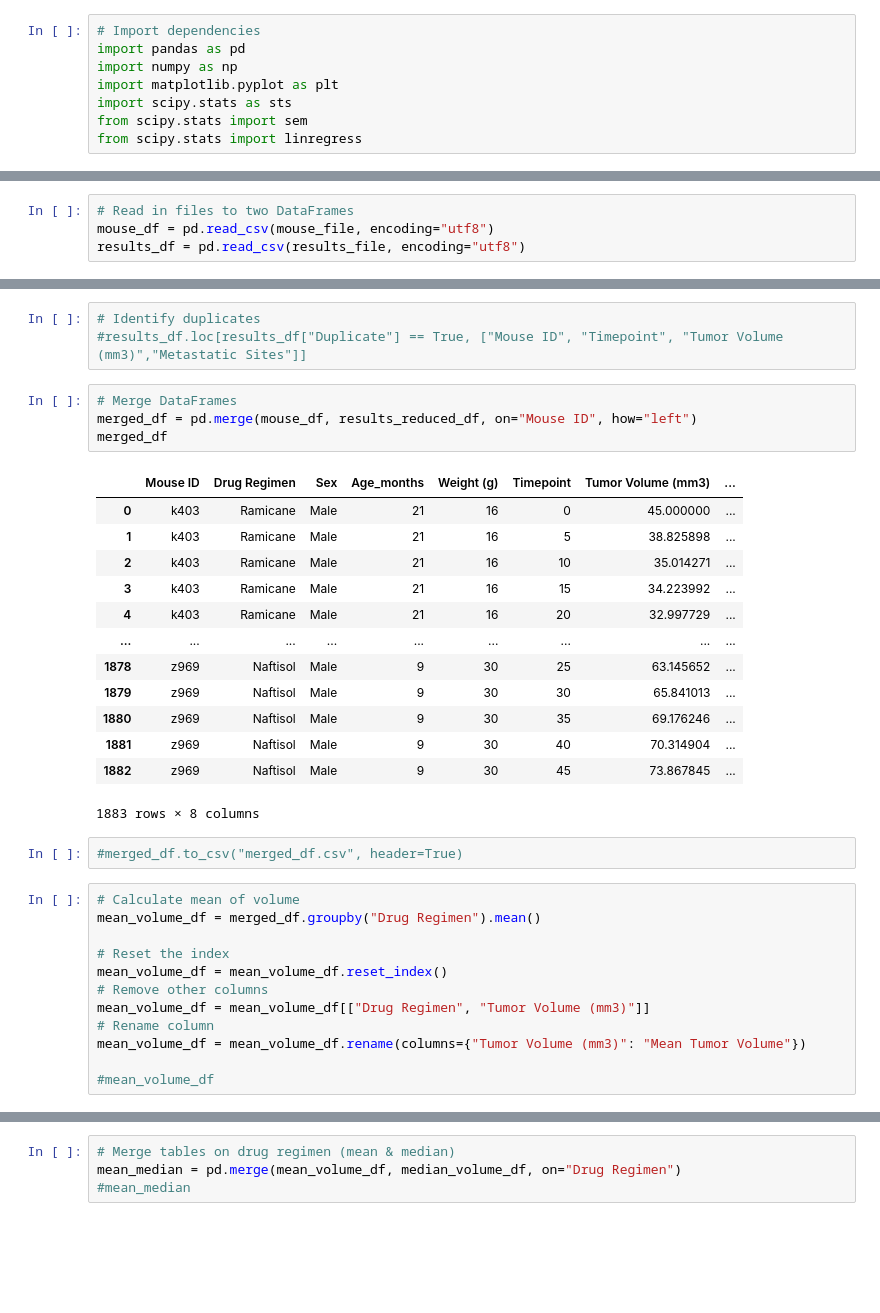
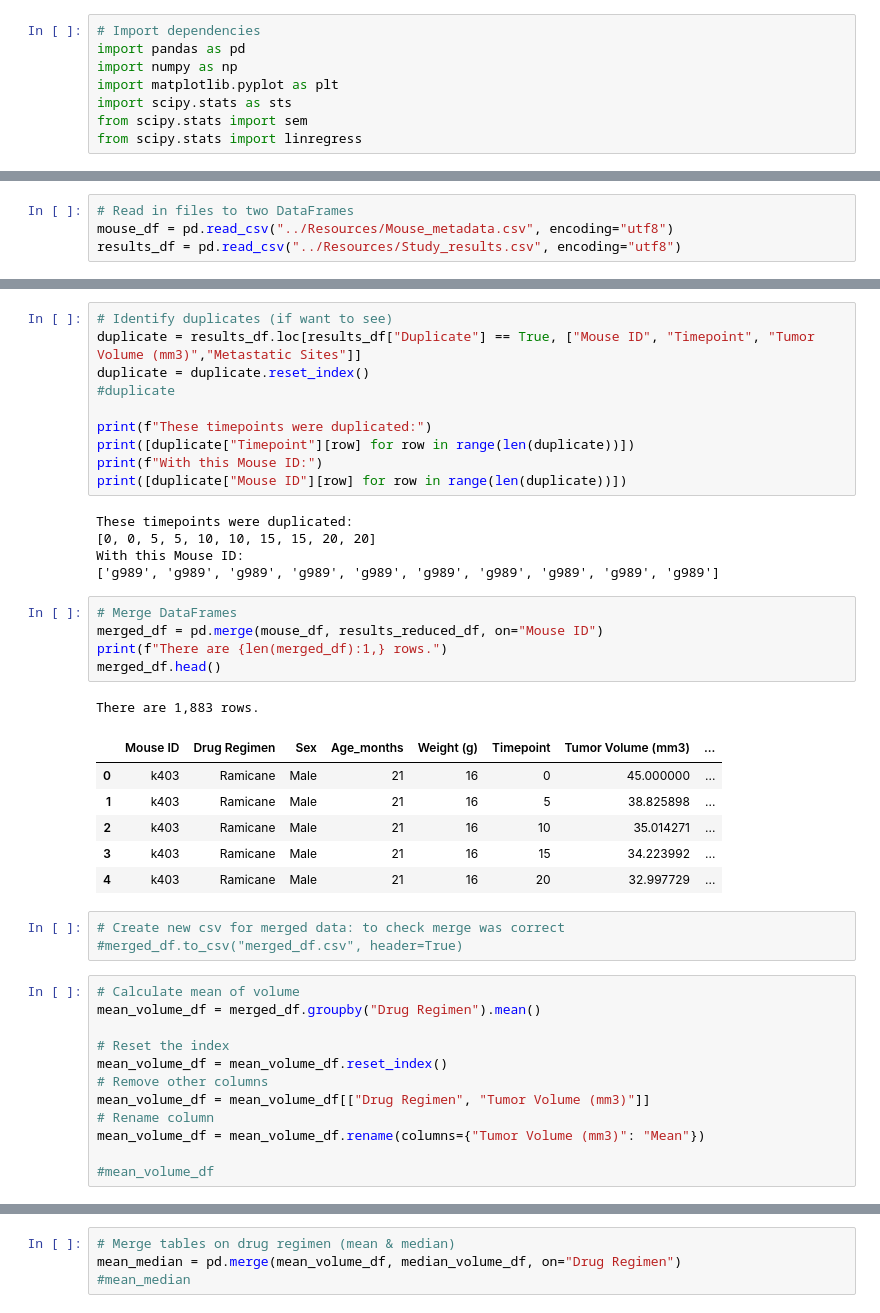
Before and after one commit to juliabrunett/matplotlib-challenge, a Jupyter notebook: Pymaceuticals/pymaceuticals.ipynb, the cells around one changed output, grey strips where cells are left out. Drawn from its saved outputs; the diff is of its cells as text; blank space fills up the shorter version.

```diff
--- a/Pymaceuticals/pymaceuticals.ipynb
+++ b/Pymaceuticals/pymaceuticals.ipynb
@@ -17,5 +15,5 @@ results_file = "../Resources/Study_results.csv"
 # %%
 # Read in files to two DataFrames
-mouse_df = pd.read_csv(mouse_file, encoding="utf8")
-results_df = pd.read_csv(results_file, encoding="utf8")
+mouse_df = pd.read_csv("../Resources/Mouse_metadata.csv", encoding="utf8")
+results_df = pd.read_csv("../Resources/Study_results.csv", encoding="utf8")
 # %%
@@ -75,25 +56,33 @@ results_reduced_df
 # %%
-# Identify duplicates
-#results_df.loc[results_df["Duplicate"] == True, ["Mouse ID", "Timepoint", "Tumor Volume (mm3)","Metastatic Sites"]]
+# Identify duplicates (if want to see)
+duplicate = results_df.loc[results_df["Duplicate"] == True, ["Mouse ID", "Timepoint", "Tumor Volume (mm3)","Metastatic Sites"]]
+duplicate = duplicate.reset_index()
+#duplicate
+
+print(f"These timepoints were duplicated:")
+print([duplicate["Timepoint"][row] for row in range(len(duplicate))])
+print(f"With this Mouse ID:")
+print([duplicate["Mouse ID"][row] for row in range(len(duplicate))])
+# %% [output]
+These timepoints were duplicated:
+[0, 0, 5, 5, 10, 10, 15, 15, 20, 20]
+With this Mouse ID:
+['g989', 'g989', 'g989', 'g989', 'g989', 'g989', 'g989', 'g989', 'g989', 'g989']
 # %%
 # Merge DataFrames
-merged_df = pd.merge(mouse_df, results_reduced_df, on="Mouse ID", how="left")
-merged_df
+merged_df = pd.merge(mouse_df, results_reduced_df, on="Mouse ID")
+print(f"There are {len(merged_df):1,} rows.")
+merged_df.head()
 # %% [output]
+There are 1,883 rows.
 |  | Mouse ID | Drug Regimen | Sex | Age_months | Weight (g) | Timepoint | Tumor Volume (mm3) | ... |
 | 0 | k403 | Ramicane | Male | 21 | 16 | 0 | 45.000000 | ... |
 | 1 | k403 | Ramicane | Male | 21 | 16 | 5 | 38.825898 | ... |
 | 2 | k403 | Ramicane | Male | 21 | 16 | 10 | 35.014271 | ... |
 | 3 | k403 | Ramicane | Male | 21 | 16 | 15 | 34.223992 | ... |
 | 4 | k403 | Ramicane | Male | 21 | 16 | 20 | 32.997729 | ... |
-| ... | ... | ... | ... | ... | ... | ... | ... | ... |
-| 1878 | z969 | Naftisol | Male | 9 | 30 | 25 | 63.145652 | ... |
-| 1879 | z969 | Naftisol | Male | 9 | 30 | 30 | 65.841013 | ... |
-| 1880 | z969 | Naftisol | Male | 9 | 30 | 35 | 69.176246 | ... |
-| 1881 | z969 | Naftisol | Male | 9 | 30 | 40 | 70.314904 | ... |
-| 1882 | z969 | Naftisol | Male | 9 | 30 | 45 | 73.867845 | ... |
-1883 rows × 8 columns
 # %%
+# Create new csv for merged data: to check merge was correct
 #merged_df.to_csv("merged_df.csv", header=True)
 # %%
 # Calculate mean of volume
@@ -104,7 +93,7 @@ mean_volume_df = mean_volume_df.reset_index()
 # Remove other columns
 mean_volume_df = mean_volume_df[["Drug Regimen", "Tumor Volume (mm3)"]]
 # Rename column
-mean_volume_df = mean_volume_df.rename(columns={"Tumor Volume (mm3)": "Mean Tumor Volume"})
+mean_volume_df = mean_volume_df.rename(columns={"Tumor Volume (mm3)": "Mean"})
 
 #mean_volume_df
 # %%
```
Also changed, not shown: parts of 76 cells of this notebook, 1 other file.
